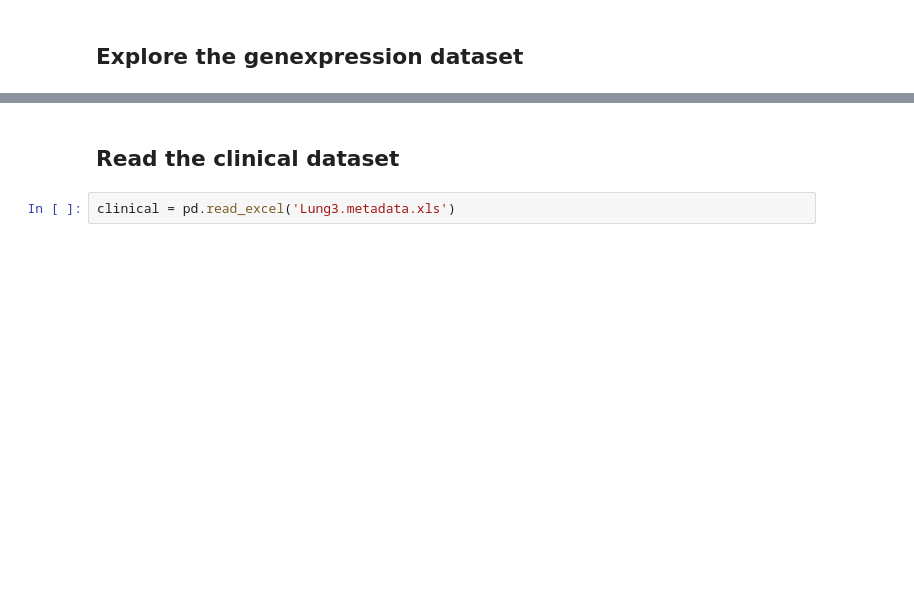
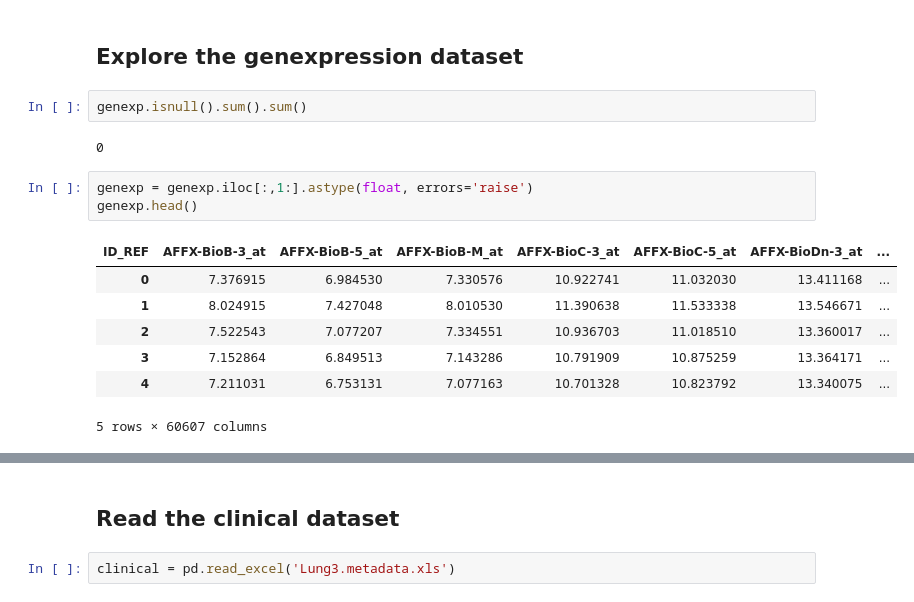
Before and after one commit to ChiaraBecht/Unsupervised_Machine_Learning, a Jupyter notebook: preprocessing/Preprocessing.ipynb, the cells around one changed output, grey strips where cells are left out. Cells and saved outputs as stored; diff of their text form; blank space fills up the shorter version.

```diff
--- a/preprocessing/Preprocessing.ipynb
+++ b/preprocessing/Preprocessing.ipynb
@@ -72,2 +72,17 @@ genexp.shape
 # %% [markdown]
 ## Explore the genexpression dataset
+# %%
+genexp.isnull().sum().sum()
+# %% [output]
+0
+# %%
+genexp = genexp.iloc[:,1:].astype(float, errors='raise')
+genexp.head()
+# %% [output]
+| ID_REF | AFFX-BioB-3_at | AFFX-BioB-5_at | AFFX-BioB-M_at | AFFX-BioC-3_at | AFFX-BioC-5_at | AFFX-BioDn-3_at | ... |
+| 0 | 7.376915 | 6.984530 | 7.330576 | 10.922741 | 11.032030 | 13.411168 | ... |
+| 1 | 8.024915 | 7.427048 | 8.010530 | 11.390638 | 11.533338 | 13.546671 | ... |
+| 2 | 7.522543 | 7.077207 | 7.334551 | 10.936703 | 11.018510 | 13.360017 | ... |
+| 3 | 7.152864 | 6.849513 | 7.143286 | 10.791909 | 10.875259 | 13.364171 | ... |
+| 4 | 7.211031 | 6.753131 | 7.077163 | 10.701328 | 10.823792 | 13.340075 | ... |
+5 rows × 60607 columns
```
Also changed, not shown: parts of 10 cells of this notebook, 1 other file.
